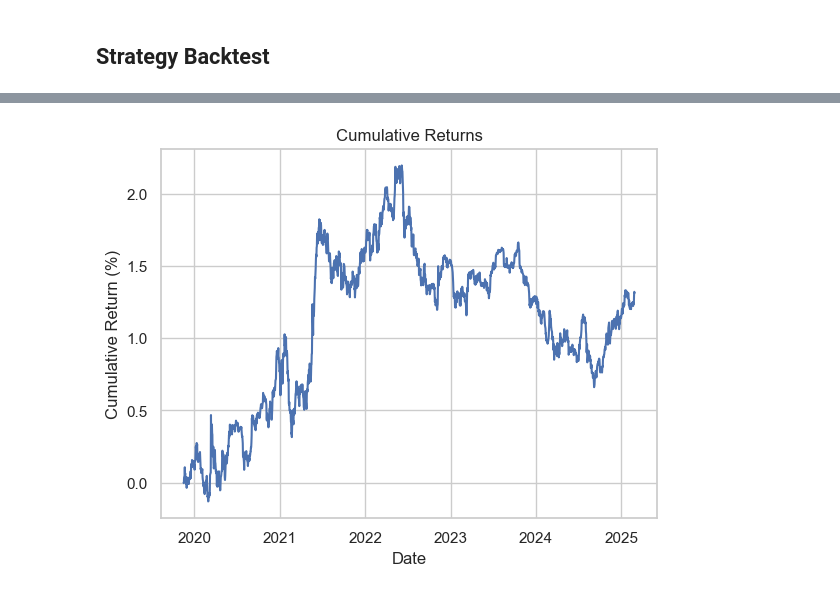
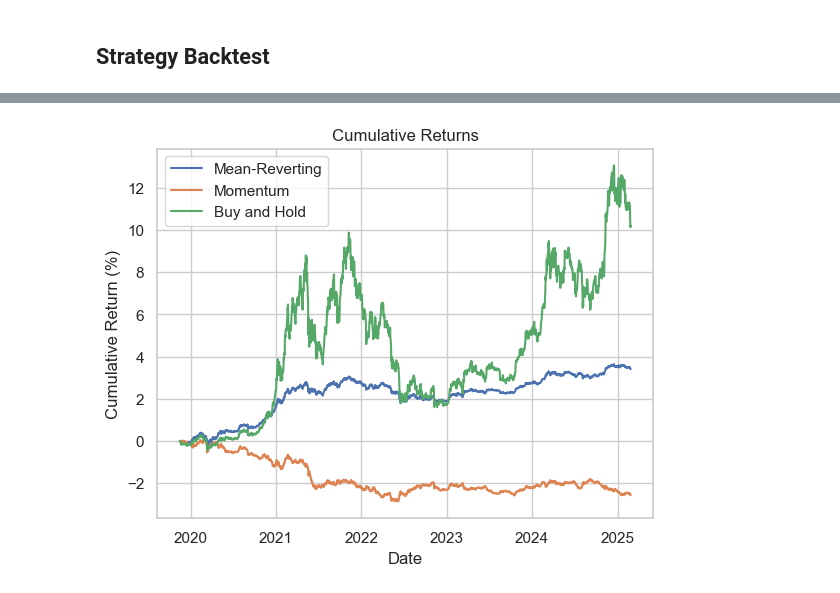
Before and after one commit to andrewpark19/QTS_Final_Project, a Jupyter notebook: QTS_Trading_Project.ipynb, the cells around one changed output, grey strips where cells are left out. Saved outputs shown, nothing was run; the diff lists cells and outputs as text; code cells hidden in the pictures.

```diff
--- a/QTS_Trading_Project.ipynb
+++ b/QTS_Trading_Project.ipynb
@@ -670,8 +653,18 @@ backtest = backtest_strategy_V2(
     holding_period = 5,
     tx_cost = 0.0015,
     strat = 'mean_reverting',
+    pos_type = 'long_only',
+    start_day = None,
+    trades_as_df = True
+)
+backtest2 = backtest_strategy_V2(
+    price_data = prices_df,
+    signals = mom_signals,
+    holding_period = 5,
+    tx_cost = 0.0015,
+    strat = 'momentum',
     pos_type = 'long_short',
     start_day = None,
     trades_as_df = True
 )
-backtest
+bh = buy_and_hold_cumulative(mom_signals['daily_portfolio_return'])
@@ -693,11 +671,14 @@ backtest
 # %%
 plt.plot(backtest['cumulative_return'])
+plt.plot(backtest2['cumulative_return'])
+plt.plot(bh)
+plt.legend(['Mean-Reverting', 'Momentum', 'Buy and Hold'])
 plt.title('Cumulative Returns')
 plt.xlabel('Date')
 plt.ylabel('Cumulative Return (%)')
 plt.show()
 # %% [output]
-[figure, old version]
+[figure, new version]
 # %%
 show_performance(backtest)
 # %% [output]
```
Also changed, not shown: parts of 5 cells of this notebook.
